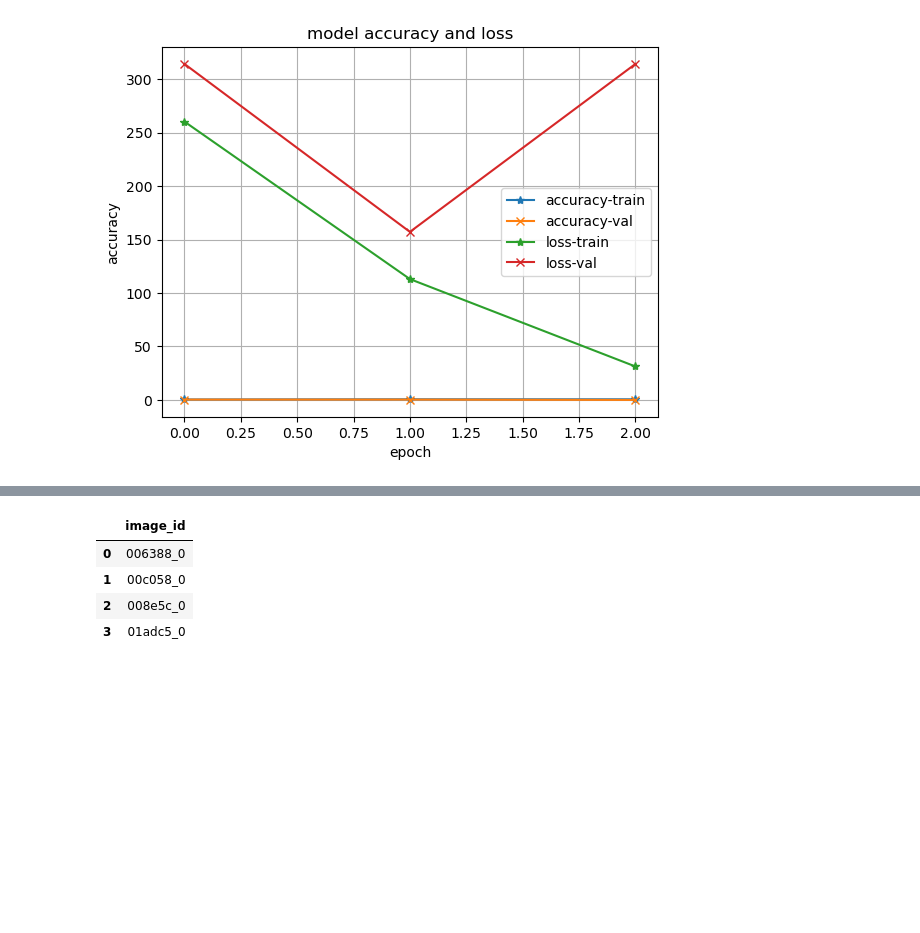
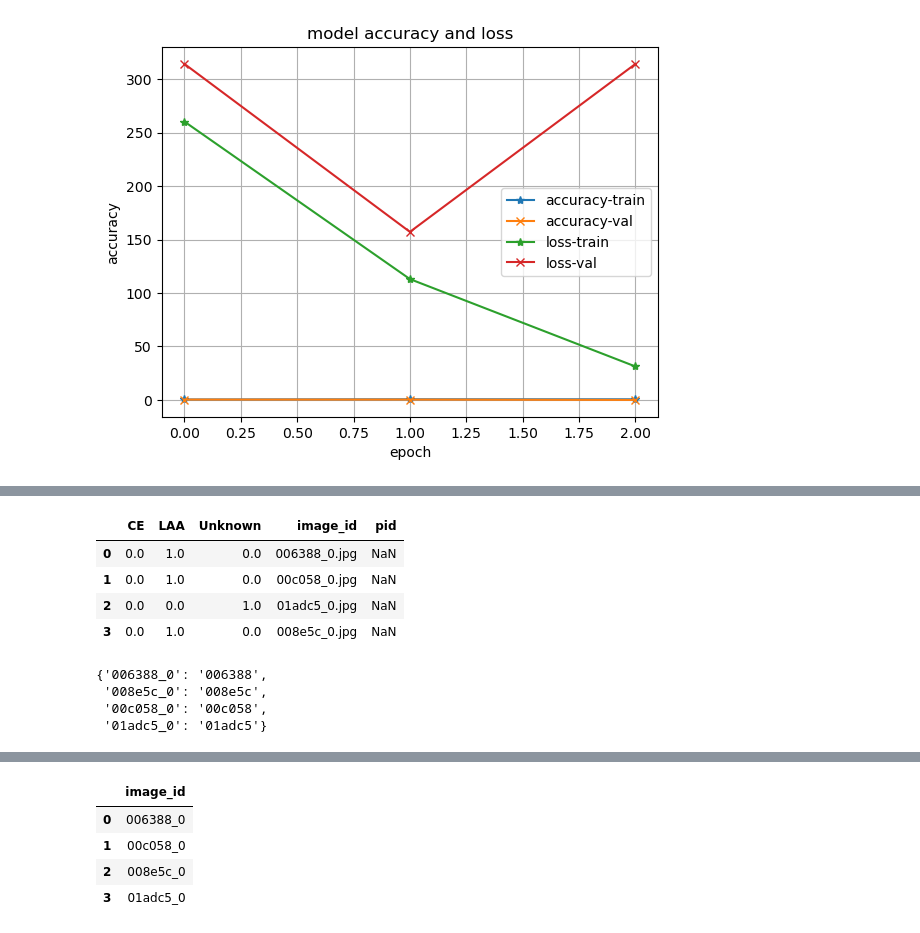
Before and after one commit to Lorby04/msds, a Jupyter notebook: dl/week6/strip-ai-with-resnet-cnn.ipynb, the cells around one changed output, grey strips where cells are left out. Drawn from its saved outputs; the diff is of its cells as text; code cells hidden in the pictures; blank space fills up the shorter version.

```diff
--- a/dl/week6/strip-ai-with-resnet-cnn.ipynb
+++ b/dl/week6/strip-ai-with-resnet-cnn.ipynb
@@ -840,14 +840,18 @@ vm.show_history()
 [figure]
 # %%
 class Predictor:
-    def __init__(self, model: tf.keras.Model, from_path, to_path):
+    def __init__(self, model: tf.keras.Model, from_path, to_path, classes):
         self.model = model
+        self.classes = classes
         #self.model.add(tf.keras.layers.Softmax())
         self.from_path = from_path
         self.to_path = to_path
         self.df = None
         self.prepare()
-        self.pred = self.test()
+        self.pred = self.predict()
+        self.pred_df = None
+        self.build_result_df()
+
         self.submit()
     def prepare(self):
         test_files = np.array(os.listdir(self.from_path))
@@ -855,7 +859,7 @@ class Predictor:
         self.df = self.df.applymap(lambda x: os.path.splitext(x)[0])
         ImageLoader.build(self.df, self.from_path, self.to_path)
 
-    def test(self):
+    def predict(self):
         test_files = np.array(os.listdir(self.to_path))
         self.df = pd.DataFrame(test_files, columns=['image_id'])
         ds_gen = tf.keras.preprocessing.image.ImageDataGenerator()
@@ -871,16 +875,22 @@ class Predictor:
 
         y_pred_prob = self.model.predict(ds)
         #y_pred = tf.keras.np_utils.probas_to_classes(y_pred_prob)
-        return y_pred_prob
+        return tf.keras.activations.softmax(tf.convert_to_tensor(predictor.pred))
+
+    def build_result_df(self):
+        self.df = self.df.applymap(lambda x: os.path.splitext(x)[0])
+        self.pred_df = pd.DataFrame(self.pred.numpy(),columns=self.classes)
+        d = dict(zip(df.test_df['image_id'], df.test_df['patient_id']))
+        self.pred_df['patient_id'] = self.df.applymap(lambda x:d[x])
+        self.pred_df.insert(0, 'patient_id', self.pred_df.pop('patient_id'))
 
     def submit(self):
-        return
-        self.df = self.df.applymap(lambda x: os.path.splitext(x)[0])
+        self.pred_df.to_csv('submission.csv',index=False)
 
-        self.df['label'] = self.pred
     def dump(self):
-        print(self.pred.shape)
         print(self.pred)
+        print(self.classes)
+        print(self.pred_df)
 # %%
-predictor = Predictor(m.model,config.origin_test_dir, config.temp_test_dir)
+predictor = Predictor(m.model, config.origin_test_dir, config.temp_test_dir, ds.train_ds_.class_names)
 # %% [output]
@@ -897,0 +914,12 @@ test_df = pd.DataFrame(test_files, columns=['image_id'])
+# %%
+pred_df = pd.DataFrame(predictor.pred.numpy(),columns=predictor.classes)
+# %%
+pred_df['pid'] = df.test_df[df.test_df['image_id'] == predictor.df['image_id']]['patient_id']
+# %%
+pred_df
+# %% [output]
+|  | CE | LAA | Unknown | image_id | pid |
+| 0 | 0.0 | 1.0 | 0.0 | 006388_0.jpg | NaN |
+| 1 | 0.0 | 1.0 | 0.0 | 00c058_0.jpg | NaN |
+| 2 | 0.0 | 0.0 | 1.0 | 01adc5_0.jpg | NaN |
+| 3 | 0.0 | 1.0 | 0.0 | 008e5c_0.jpg | NaN |
@@ -897,0 +928,7 @@ test_df = pd.DataFrame(test_files, columns=['image_id'])
+# %%
+mydict
+# %% [output]
+{'006388_0': '006388',
+ '008e5c_0': '008e5c',
+ '00c058_0': '00c058',
+ '01adc5_0': '01adc5'}
```
Also changed, not shown: parts of 7 cells of this notebook.
